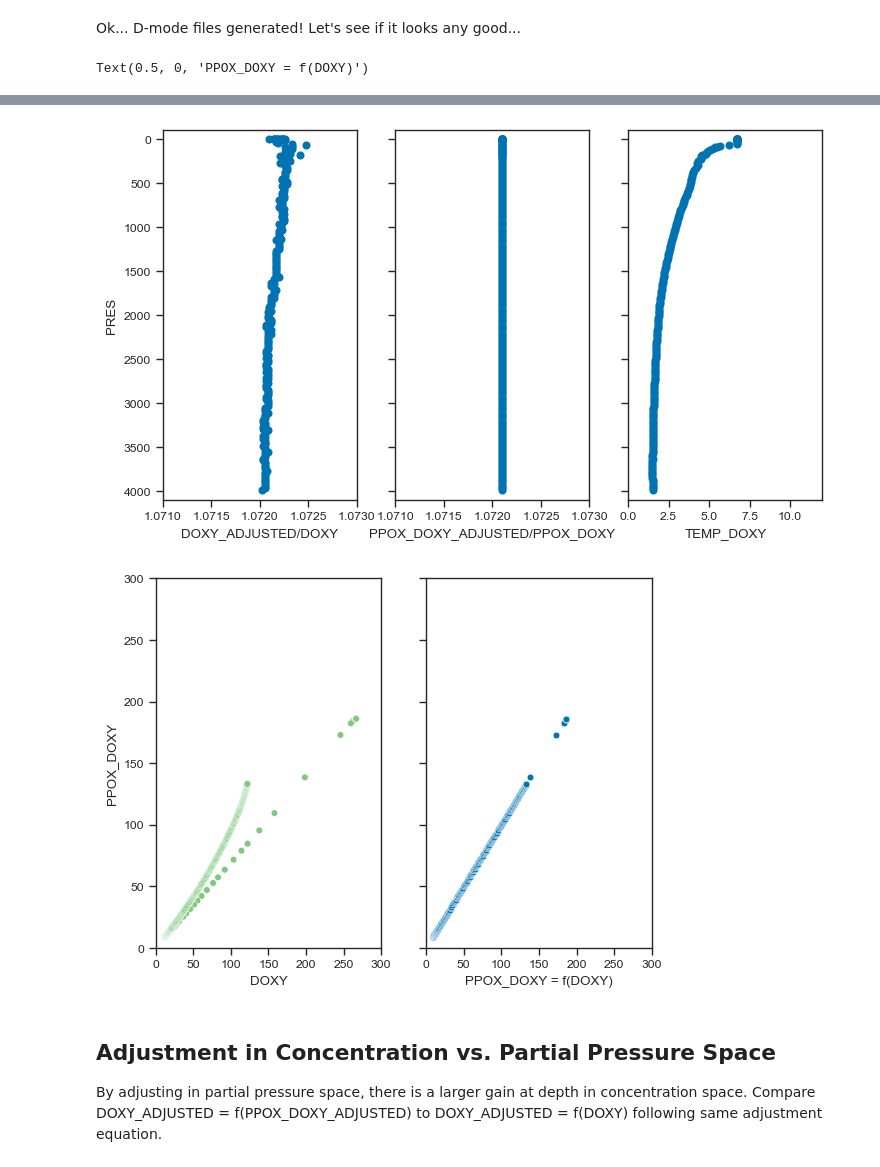
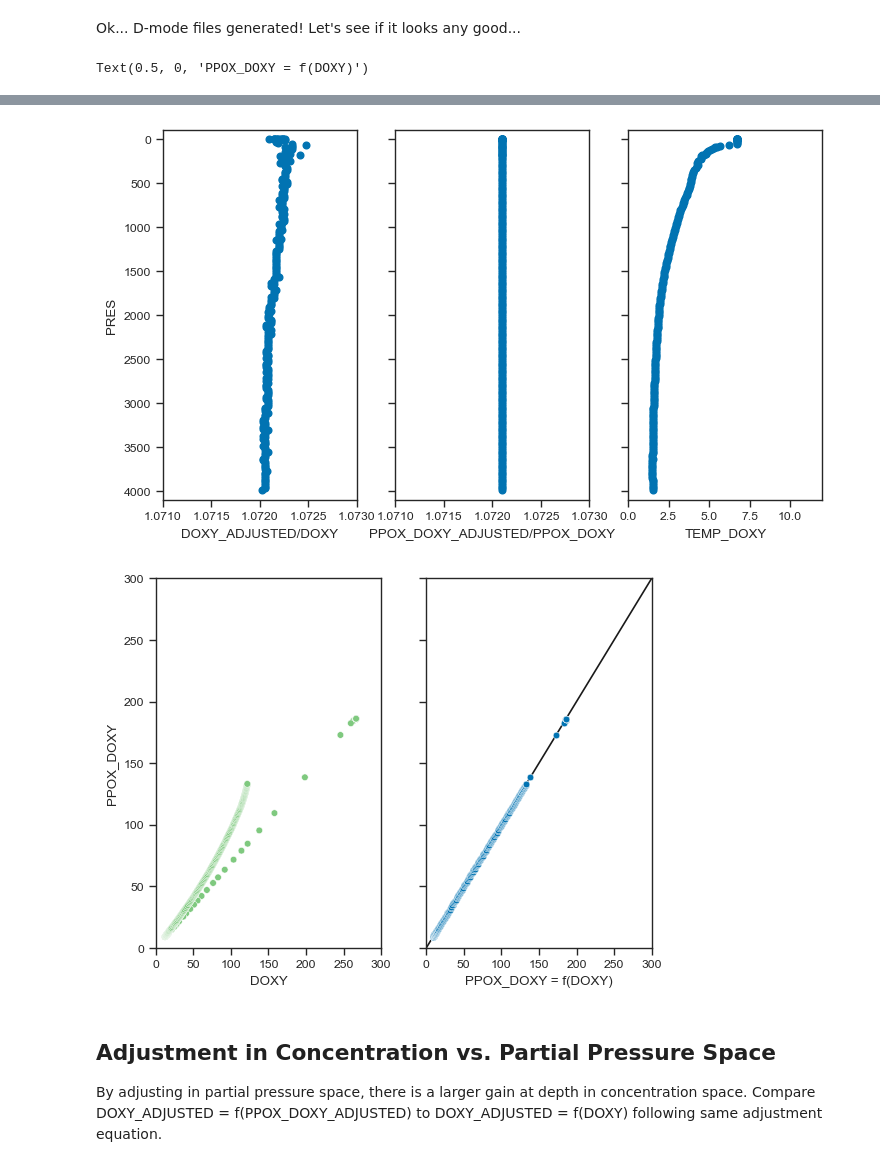
Before and after one commit to ArgoCanada/meds-dmqc, a Jupyter notebook: report/notebooks/01_active/4902636_report.ipynb, the cells around one changed output, grey strips where cells are left out. Cells and saved outputs as stored; diff of their text form; code cells hidden in the pictures.

```diff
--- a/report/notebooks/01_active/4902636_report.ipynb
+++ b/report/notebooks/01_active/4902636_report.ipynb
@@ -184,35 +184,36 @@ axes[1].set_xlim((1.071, 1.073))
 axes[2].set_xlim((0, 12))
 axes[0].set_ylim((4100, -100))
 axes[0].set_xlabel('DOXY_ADJUSTED/DOXY')
 axes[1].set_xlabel('PPOX_DOXY_ADJUSTED/PPOX_DOXY')
 axes[2].set_xlabel('TEMP_DOXY')
 axes[0].set_ylabel('PRES')
 fig.set_size_inches(1.33*fig.get_figwidth(), fig.get_figheight())
 
 # add PSAL to bgc file on its pressure grid
 core.clean()
 prof.interp(core.PSAL, core.PRES, 'PSAL', method='nearest'), # adjusted if available, this float core in R mode
 
 doxy_umol_L = bgc.unit.umol_per_sw_to_umol_per_L(prof.DOXY,
         prof.PSAL, # adjusted if available
         prof.TEMP_DOXY, # could be core TEMP as with PSAL
         prof.PRES,
         lat=prof.df.LATITUDE.reset_index(drop=True),
         lon=prof.df.LONGITUDE.reset_index(drop=True)
 )
 ppox_from_doxy = bgc.unit.doxy_to_pO2(doxy_umol_L, prof.PSAL, prof.TEMP_DOXY, prof.PRES)
 
 fig, axes= plt.subplots(1, 2, sharey=True, sharex=True)
 sns.scatterplot(data=prof.df, x='DOXY', y='PPOX_DOXY', hue='DOXY_ADJUSTED_QC',  hue_order=[1, 2, 3, 4, 5, 6, 7, 8, 9, 0, -1], palette=argopy.ArgoColors('Accent').palette, ax=axes[0], legend=False)
-sns.scatterplot(x=ppox_from_doxy, y=prof.PPOX_DOXY, legend=False)
+axes[1].plot([0, 300], [0, 300], 'k-', zorder=0)
+sns.scatterplot(x=ppox_from_doxy, y=prof.PPOX_DOXY, legend=False, zorder=1)
 axes[0].set_xlim((0, 300))
 axes[0].set_ylim((0, 300))
 axes[1].set_xlabel('PPOX_DOXY = f(DOXY)')
 # %% [output]
 Text(0.5, 0, 'PPOX_DOXY = f(DOXY)')
 [figure]
 [figure]
-[figure, old version]
+[figure, new version]
 # %% [markdown]
 ## Adjustment in Concentration vs. Partial Pressure Space
 
```
